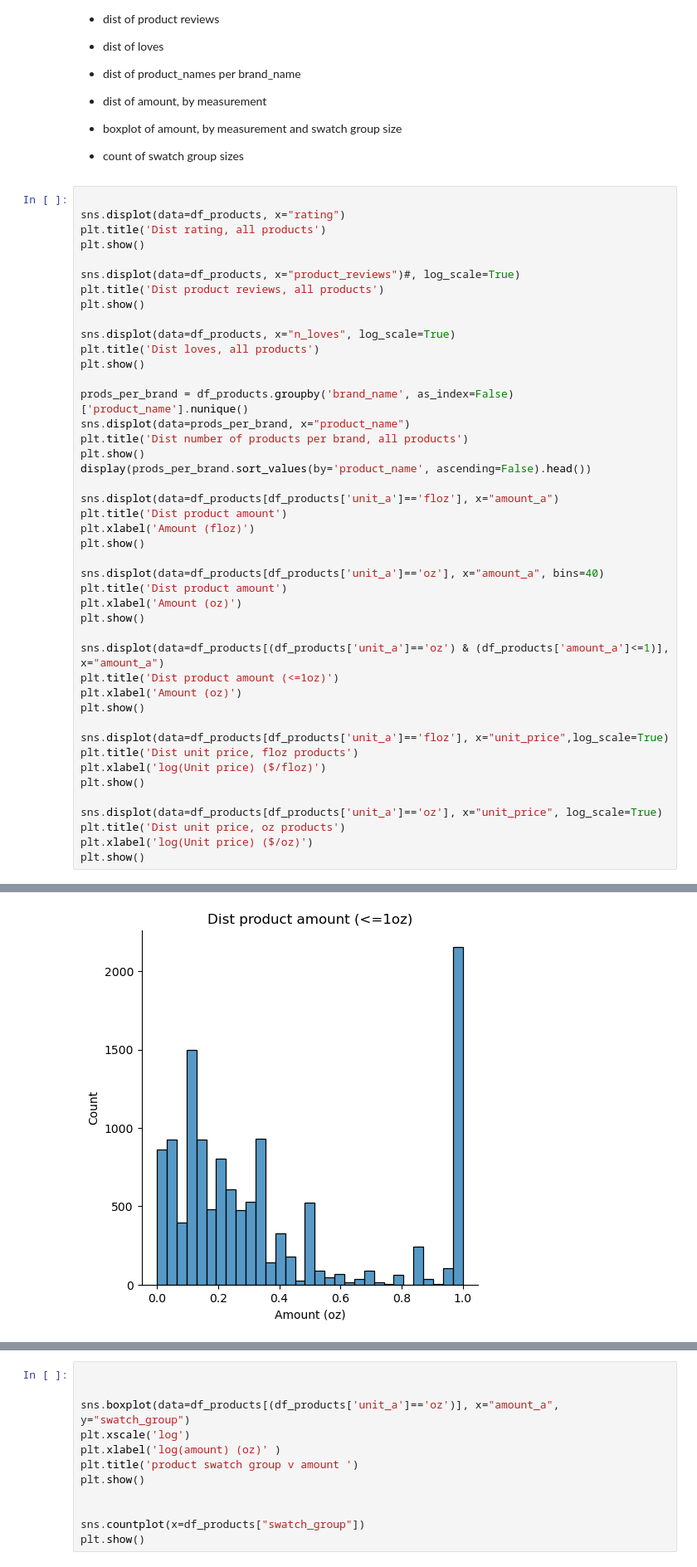
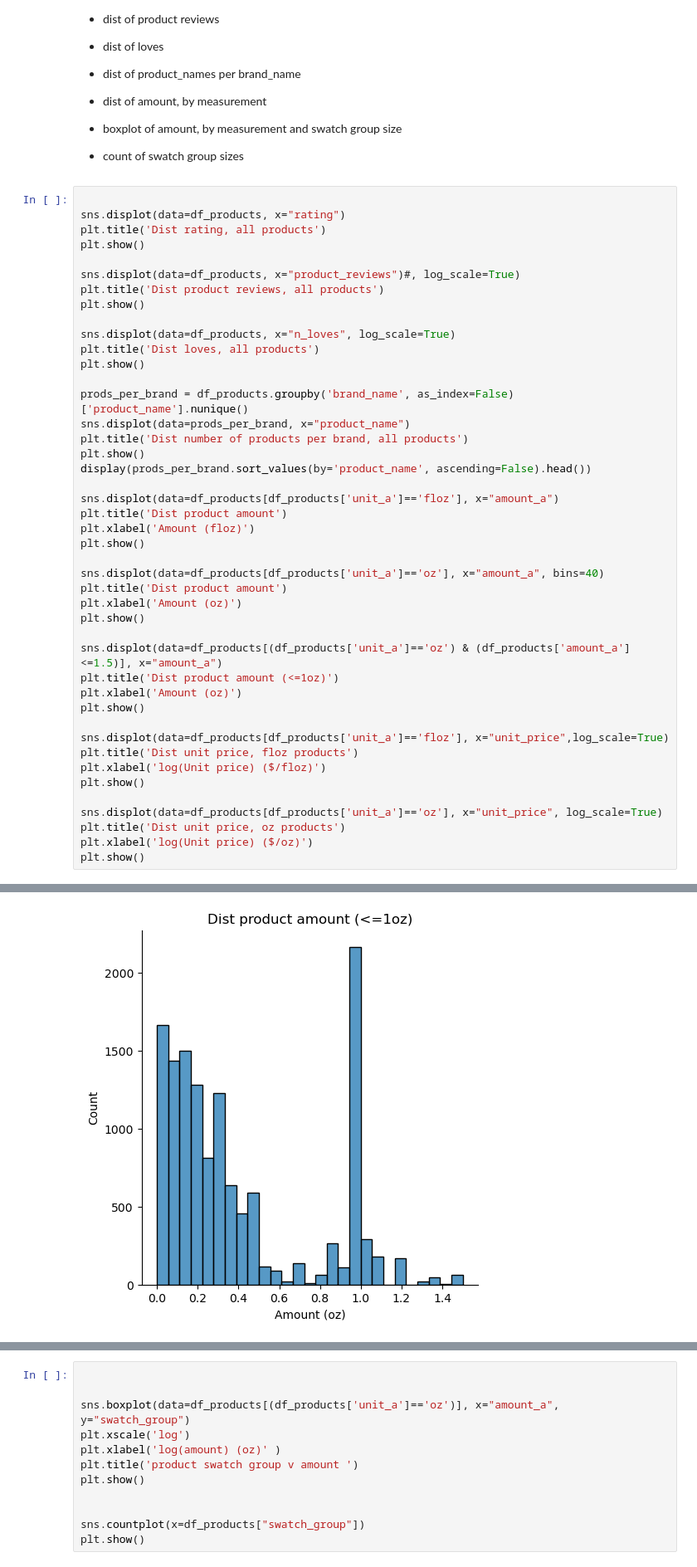
Before and after one commit to leblanchannah/value-cluster, a Jupyter notebook: product_EDA.ipynb, the cells around one changed output, grey strips where cells are left out. Shown at 83% size. Cells and saved outputs as stored; diff of their text form.

Commit message:
point plot data munging

```diff
--- a/product_EDA.ipynb
+++ b/product_EDA.ipynb
@@ -54,35 +54,35 @@ sns.displot(data=df_products[df_products['unit_a']=='oz'], x="amount_a", bins=40
 plt.title('Dist product amount')
 plt.xlabel('Amount (oz)')
 plt.show()
 
-sns.displot(data=df_products[(df_products['unit_a']=='oz') & (df_products['amount_a']<=1)], x="amount_a")
+sns.displot(data=df_products[(df_products['unit_a']=='oz') & (df_products['amount_a']<=1.5)], x="amount_a")
 plt.title('Dist product amount (<=1oz)')
 plt.xlabel('Amount (oz)')
 plt.show()
 
 sns.displot(data=df_products[df_products['unit_a']=='floz'], x="unit_price",log_scale=True)
 plt.title('Dist unit price, floz products')
 plt.xlabel('log(Unit price) ($/floz)')
 plt.show()
 
 sns.displot(data=df_products[df_products['unit_a']=='oz'], x="unit_price", log_scale=True)
 plt.title('Dist unit price, oz products')
 plt.xlabel('log(Unit price) ($/oz)')
 plt.show()
 # %% [output]
 [figure]
 [figure]
 [figure]
 [figure]
 |  | brand_name | product_name |
 | 184 | sephora collection | 112 |
 | 122 | kérastase | 98 |
 | 24 | bumble and bumble | 94 |
 | 133 | mac cosmetics | 91 |
 | 210 | tom ford | 89 |
 [figure]
 [figure]
-[figure, old version]
+[figure, new version]
 [figure]
 [figure]
 # %%
```
Also changed, not shown: parts of 9 cells of this notebook, 1 other file.
